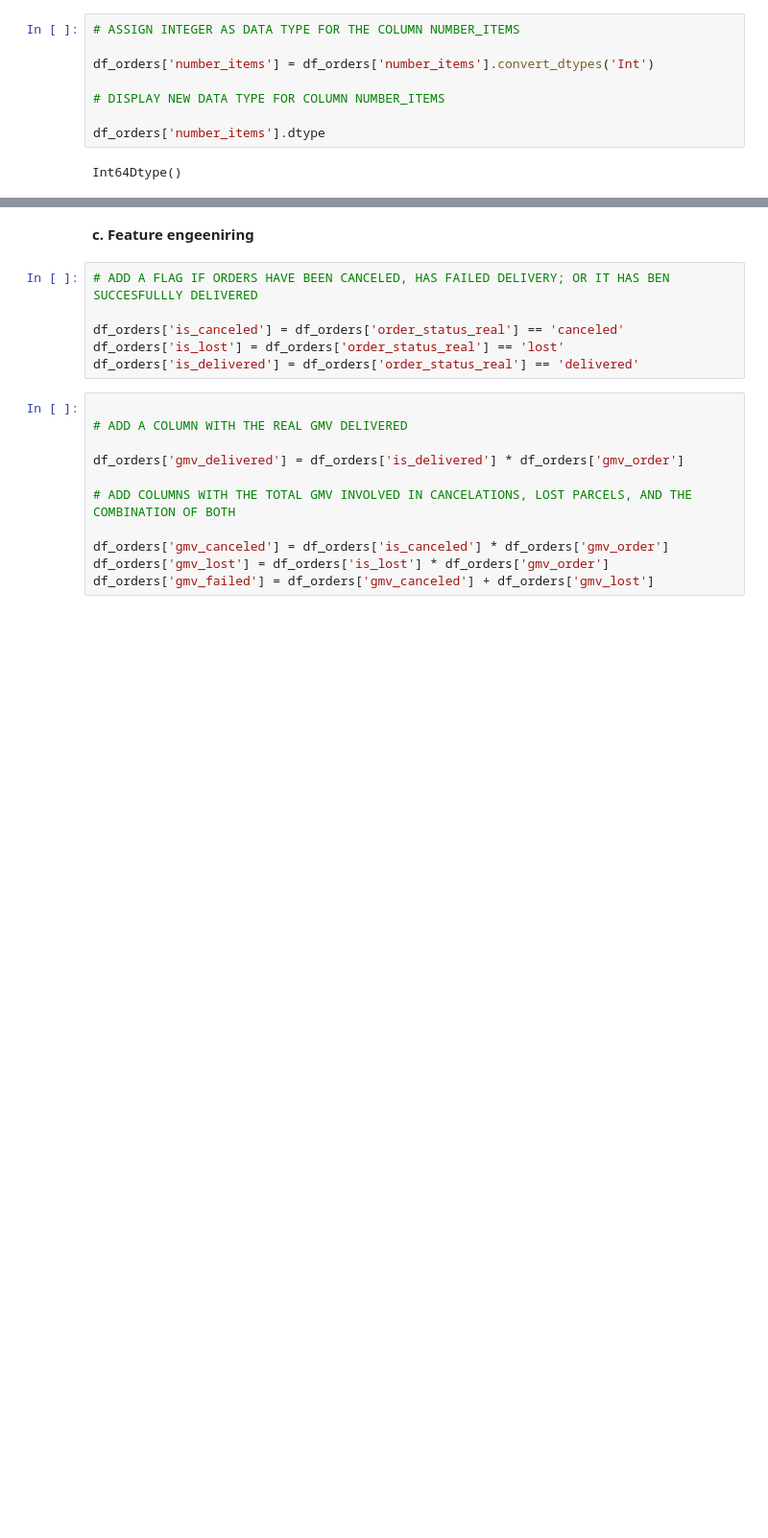
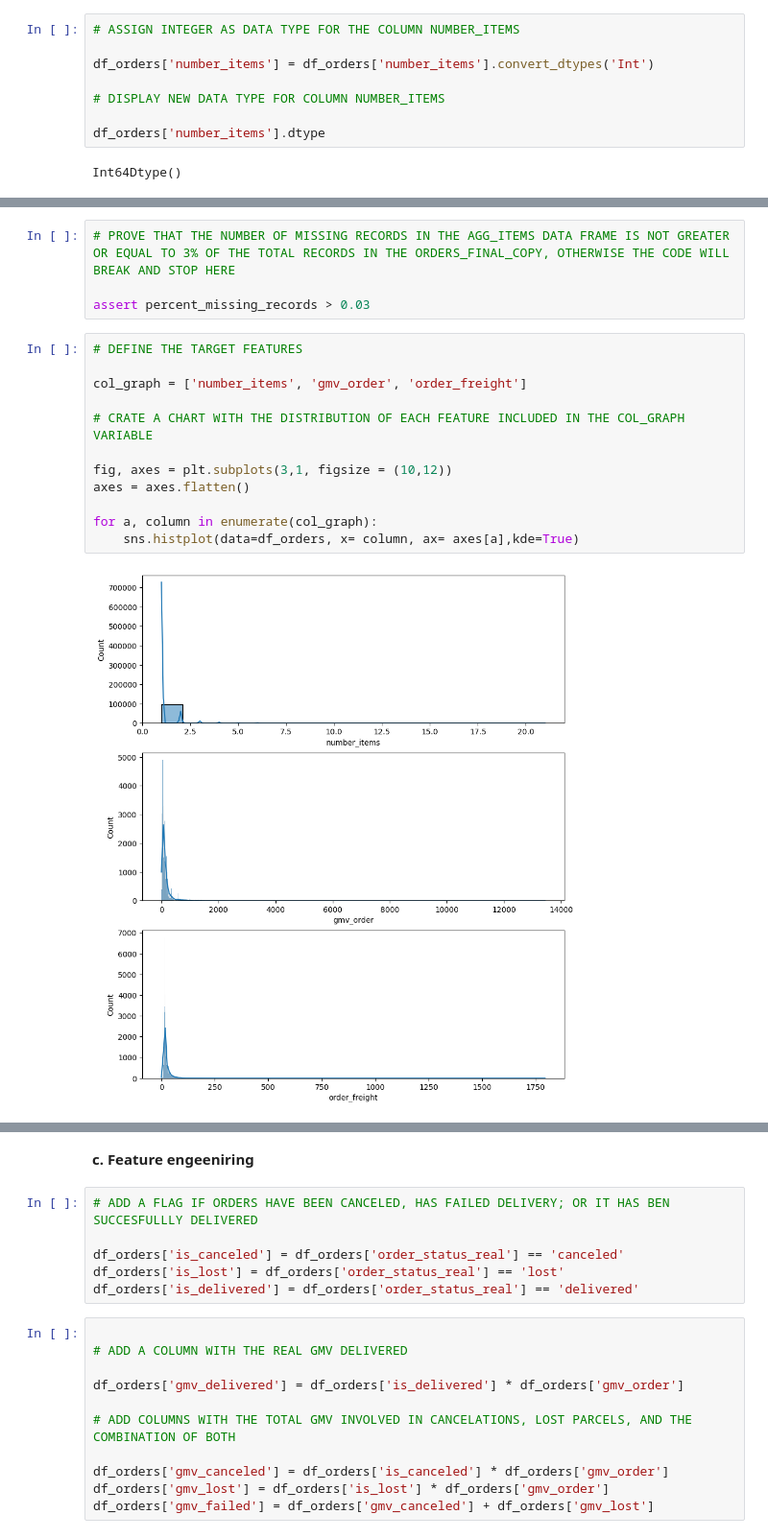
Before and after one commit to alfalfal/business_performance_analysis, a Jupyter notebook: EDA-and-modeling.ipynb, the cells around one changed output, grey strips where cells are left out. Shown at 96% size. Cells and saved outputs as stored; diff of their text form; blank space fills up the shorter version.

```diff
--- a/EDA-and-modeling.ipynb
+++ b/EDA-and-modeling.ipynb
@@ -713,0 +764,18 @@ Int64Dtype()
+# %%
+# PROVE THAT THE NUMBER OF MISSING RECORDS IN THE AGG_ITEMS DATA FRAME IS NOT GREATER OR EQUAL TO 3% OF THE TOTAL RECORDS IN THE ORDERS_FINAL_COPY, OTHERWISE THE CODE WILL BREAK AND STOP HERE
+
+assert percent_missing_records > 0.03
+# %%
+# DEFINE THE TARGET FEATURES
+
+col_graph = ['number_items', 'gmv_order', 'order_freight']
+
+# CRATE A CHART WITH THE DISTRIBUTION OF EACH FEATURE INCLUDED IN THE COL_GRAPH VARIABLE
+
+fig, axes = plt.subplots(3,1, figsize = (10,12))
+axes = axes.flatten()
+
+for a, column in enumerate(col_graph):
+    sns.histplot(data=df_orders, x= column, ax= axes[a],kde=True)
+# %% [output]
+[figure, added]
```
Also changed, not shown: parts of 22 cells of this notebook, 1 other file.
